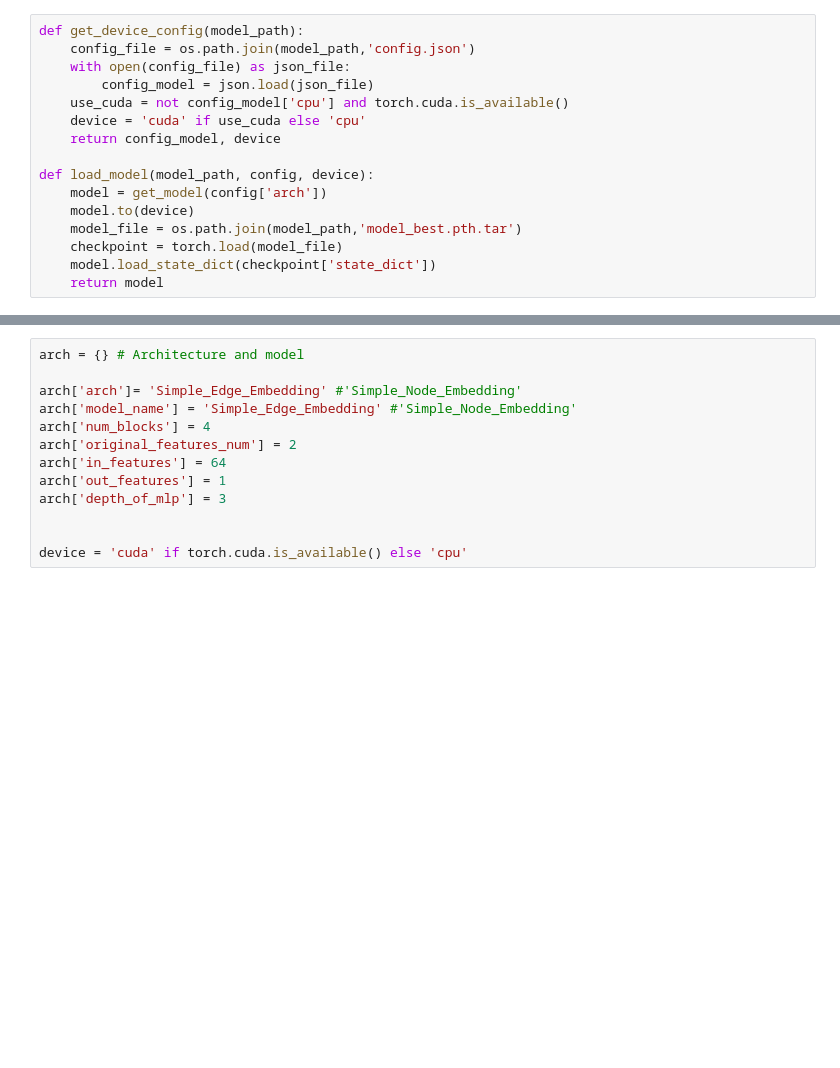
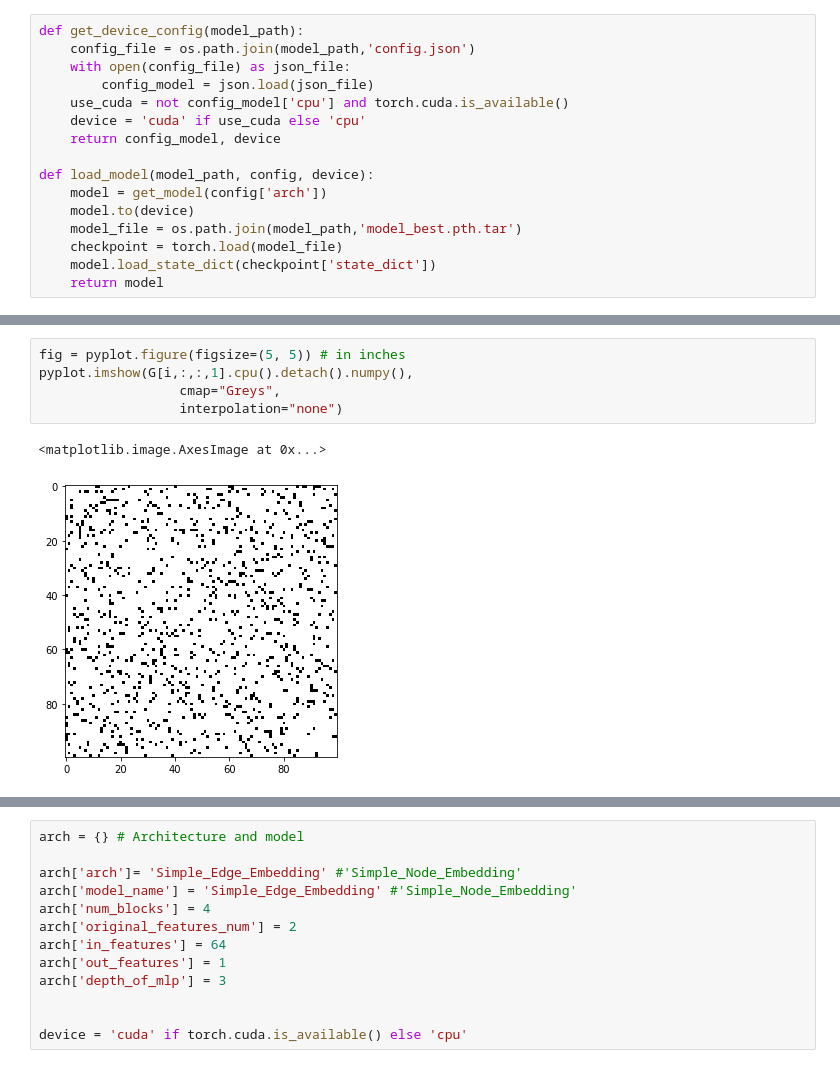
Before and after one commit to mlelarge/graph_neural_net, a Jupyter notebook: test_mcp.ipynb, the cells around one changed output, grey strips where cells are left out. Saved outputs shown, nothing was run; the diff lists cells and outputs as text; blank space fills up the shorter version.

```diff
--- a/test_mcp.ipynb
+++ b/test_mcp.ipynb
@@ -63,0 +115,8 @@ def load_model(model_path, config, device):
+# %%
+fig = pyplot.figure(figsize=(5, 5)) # in inches
+pyplot.imshow(G[i,:,:,1].cpu().detach().numpy(),
+                  cmap="Greys",
+                  interpolation="none")
+# %% [output]
+<matplotlib.image.AxesImage at 0x...>
+[figure, added]
```
Also changed, not shown: parts of 34 cells of this notebook, 1 other file.
